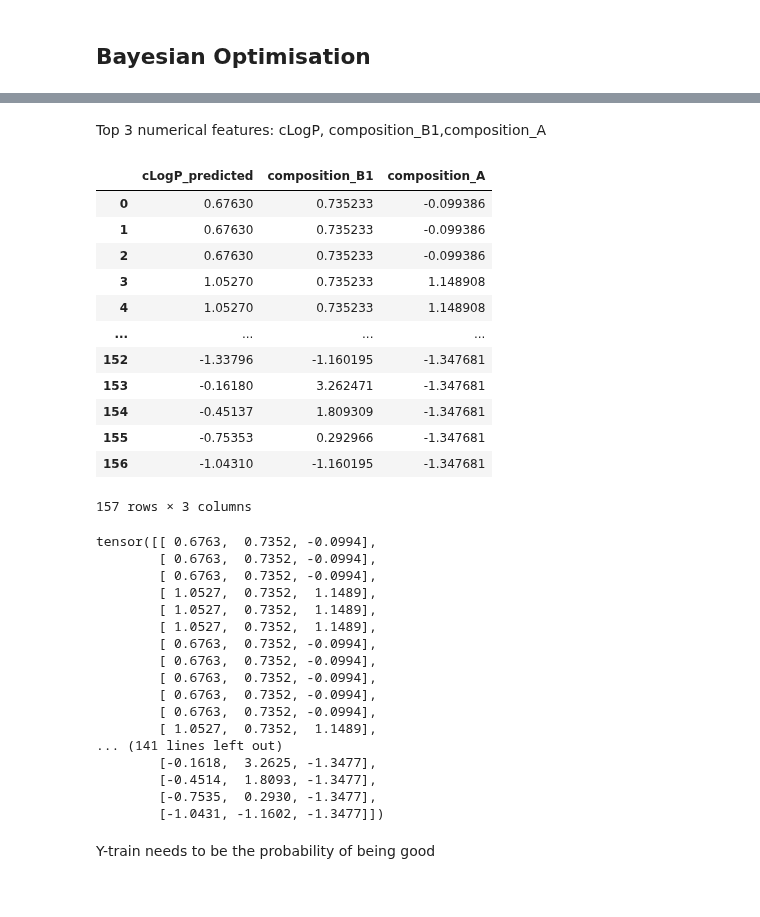
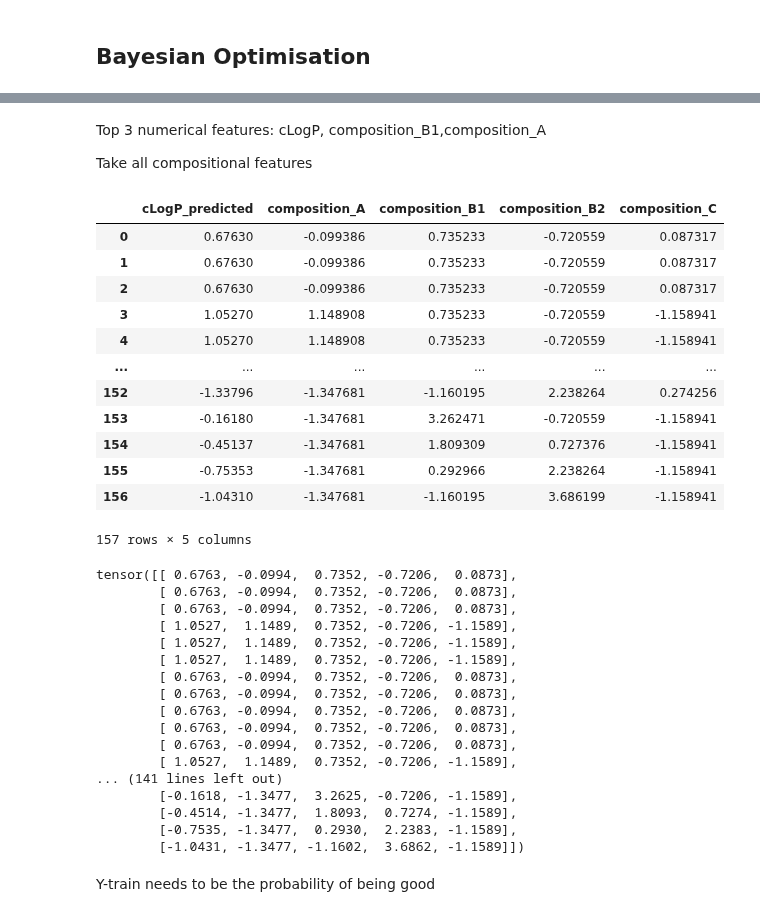
Before and after one commit to YimengJin/Thesis_Yimeng, a Jupyter notebook: Polymer BO.ipynb, the cells around one changed output, grey strips where cells are left out. Cells and saved outputs as stored; diff of their text form; code cells hidden in the pictures.

```diff
--- a/Polymer BO.ipynb
+++ b/Polymer BO.ipynb
@@ -62,7 +62,7 @@ data.corr()
 | cLogP_predicted | -0.679035 | -0.086684 | 0.364220 | -0.102905 | -0.170816 | 0.222334 | ... |
 25 rows × 25 columns
 # %%
-data = data.drop(columns=['composition_C','Polymer Index','Dispersity','clogP','block_sequence_theoretical', 'block_sequence_experimental','MIC_PAO1', 'MIC_PA','MIC_EC', 'MIC_AB', 'MIC_SA', 'MIC_MSmeg','GPC','Target','NMR'])
+data = data.drop(columns=['Polymer Index','Dispersity','clogP','block_sequence_theoretical', 'block_sequence_experimental','MIC_PAO1', 'MIC_PA','MIC_EC', 'MIC_AB', 'MIC_SA', 'MIC_MSmeg','GPC','Target','NMR'])
 data = data.replace({'>128':128,'>256':256, '32-64':64, '64-128':128,'128-256':256})
 # %% [markdown]
 ## Assign Classes
@@ -97,7 +97,7 @@ X = data_with_dummies.drop(columns = ['Category'])
 from sklearn.preprocessing import StandardScaler
 scaler = StandardScaler()
 # %%
-X.iloc[:, 0:17] = scaler.fit_transform(X.iloc[:, 0:17]) # Only standardise numerical values
+X.iloc[:, 0:18] = scaler.fit_transform(X.iloc[:, 0:18]) # Only standardise numerical values
 X_train = pd.DataFrame(X, columns = X.columns, index = X.index.values.tolist())
 X_train
 # %% [output]
@@ -200,44 +217,46 @@ X_train # Standardised with dummy variables
 # %% [markdown]
 Top 3 numerical features: cLogP, composition_B1,composition_A
+
+Take all compositional features
 # %%
-data_BO = X_train[["cLogP_predicted", "composition_B1", "composition_A"]]
+data_BO = X_train[["cLogP_predicted", "composition_A","composition_B1",  "composition_B2","composition_C"]]
 data_BO
 # %% [output]
-|  | cLogP_predicted | composition_B1 | composition_A |
-| 0 | 0.67630 | 0.735233 | -0.099386 |
-| 1 | 0.67630 | 0.735233 | -0.099386 |
-| 2 | 0.67630 | 0.735233 | -0.099386 |
-| 3 | 1.05270 | 0.735233 | 1.148908 |
-| 4 | 1.05270 | 0.735233 | 1.148908 |
-| ... | ... | ... | ... |
-| 152 | -1.33796 | -1.160195 | -1.347681 |
-| 153 | -0.16180 | 3.262471 | -1.347681 |
-| 154 | -0.45137 | 1.809309 | -1.347681 |
-| 155 | -0.75353 | 0.292966 | -1.347681 |
-| 156 | -1.04310 | -1.160195 | -1.347681 |
+|  | cLogP_predicted | composition_A | composition_B1 | composition_B2 | composition_C |
+| 0 | 0.67630 | -0.099386 | 0.735233 | -0.720559 | 0.087317 |
+| 1 | 0.67630 | -0.099386 | 0.735233 | -0.720559 | 0.087317 |
+| 2 | 0.67630 | -0.099386 | 0.735233 | -0.720559 | 0.087317 |
+| 3 | 1.05270 | 1.148908 | 0.735233 | -0.720559 | -1.158941 |
+| 4 | 1.05270 | 1.148908 | 0.735233 | -0.720559 | -1.158941 |
+| ... | ... | ... | ... | ... | ... |
+| 152 | -1.33796 | -1.347681 | -1.160195 | 2.238264 | 0.274256 |
+| 153 | -0.16180 | -1.347681 | 3.262471 | -0.720559 | -1.158941 |
+| 154 | -0.45137 | -1.347681 | 1.809309 | 0.727376 | -1.158941 |
+| 155 | -0.75353 | -1.347681 | 0.292966 | 2.238264 | -1.158941 |
+| 156 | -1.04310 | -1.347681 | -1.160195 | 3.686199 | -1.158941 |
-157 rows × 3 columns
+157 rows × 5 columns
 # %%
 X_train_BO = torch.tensor(data_BO.values)
 X_train_BO = X_train_BO.float()
 X_train_BO
 # %% [output]
-tensor([[ 0.6763,  0.7352, -0.0994],
-        [ 0.6763,  0.7352, -0.0994],
-        [ 0.6763,  0.7352, -0.0994],
-        [ 1.0527,  0.7352,  1.1489],
-        [ 1.0527,  0.7352,  1.1489],
-        [ 1.0527,  0.7352,  1.1489],
-        [ 0.6763,  0.7352, -0.0994],
-        [ 0.6763,  0.7352, -0.0994],
-        [ 0.6763,  0.7352, -0.0994],
-        [ 0.6763,  0.7352, -0.0994],
-        [ 0.6763,  0.7352, -0.0994],
-        [ 1.0527,  0.7352,  1.1489],
+tensor([[ 0.6763, -0.0994,  0.7352, -0.7206,  0.0873],
+        [ 0.6763, -0.0994,  0.7352, -0.7206,  0.0873],
+        [ 0.6763, -0.0994,  0.7352, -0.7206,  0.0873],
+        [ 1.0527,  1.1489,  0.7352, -0.7206, -1.1589],
+        [ 1.0527,  1.1489,  0.7352, -0.7206, -1.1589],
+        [ 1.0527,  1.1489,  0.7352, -0.7206, -1.1589],
+        [ 0.6763, -0.0994,  0.7352, -0.7206,  0.0873],
+        [ 0.6763, -0.0994,  0.7352, -0.7206,  0.0873],
+        [ 0.6763, -0.0994,  0.7352, -0.7206,  0.0873],
+        [ 0.6763, -0.0994,  0.7352, -0.7206,  0.0873],
+        [ 0.6763, -0.0994,  0.7352, -0.7206,  0.0873],
+        [ 1.0527,  1.1489,  0.7352, -0.7206, -1.1589],
 ... (141 lines left out)
-        [-0.1618,  3.2625, -1.3477],
-        [-0.4514,  1.8093, -1.3477],
-        [-0.7535,  0.2930, -1.3477],
-        [-1.0431, -1.1602, -1.3477]])
+        [-0.1618, -1.3477,  3.2625, -0.7206, -1.1589],
+        [-0.4514, -1.3477,  1.8093,  0.7274, -1.1589],
+        [-0.7535, -1.3477,  0.2930,  2.2383, -1.1589],
+        [-1.0431, -1.3477, -1.1602,  3.6862, -1.1589]])
 # %% [markdown]
 Y-train needs to be the probability of being good
 # %%
```
Also changed, not shown: parts of 23 cells of this notebook, 1 other file.
